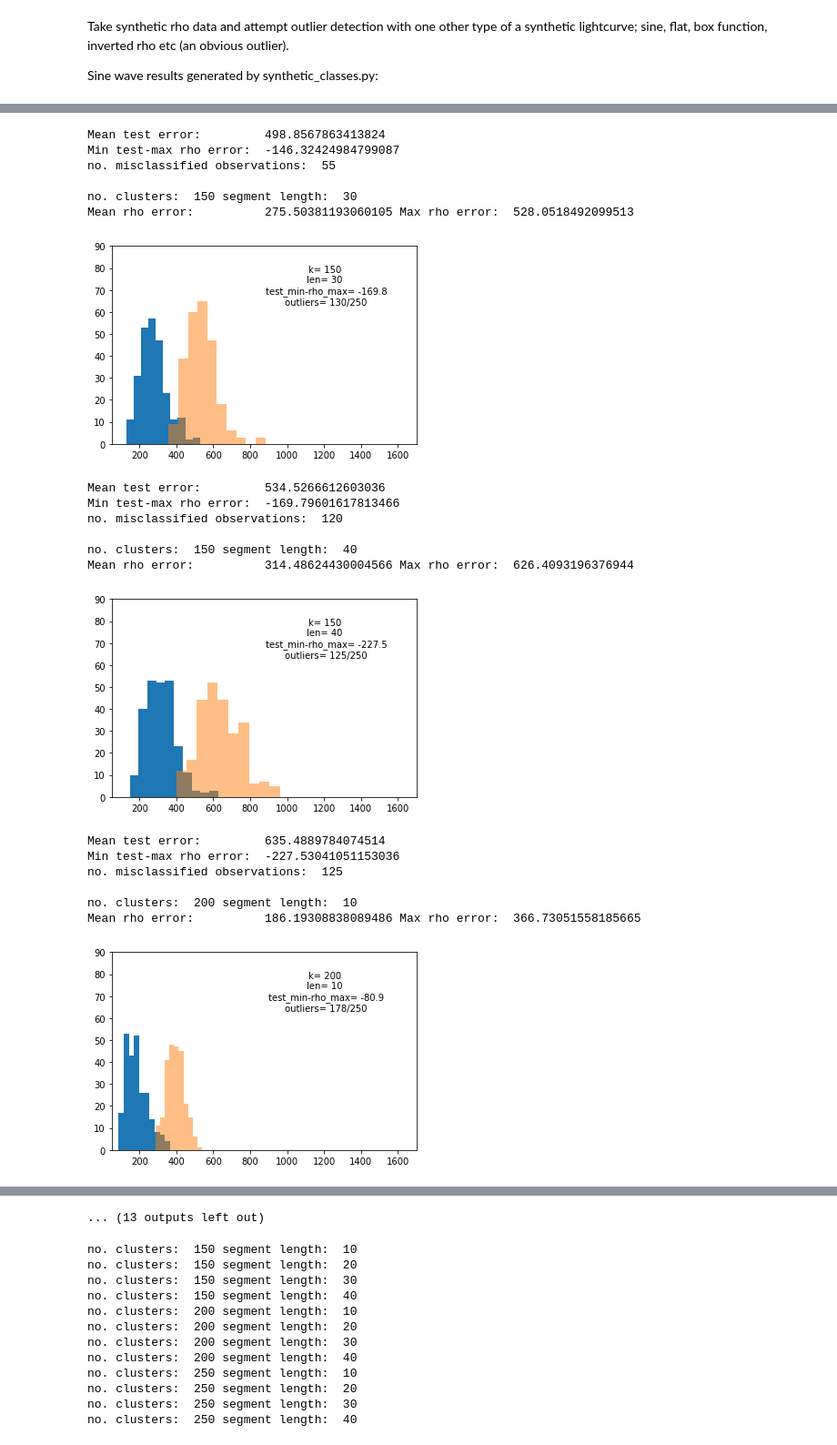
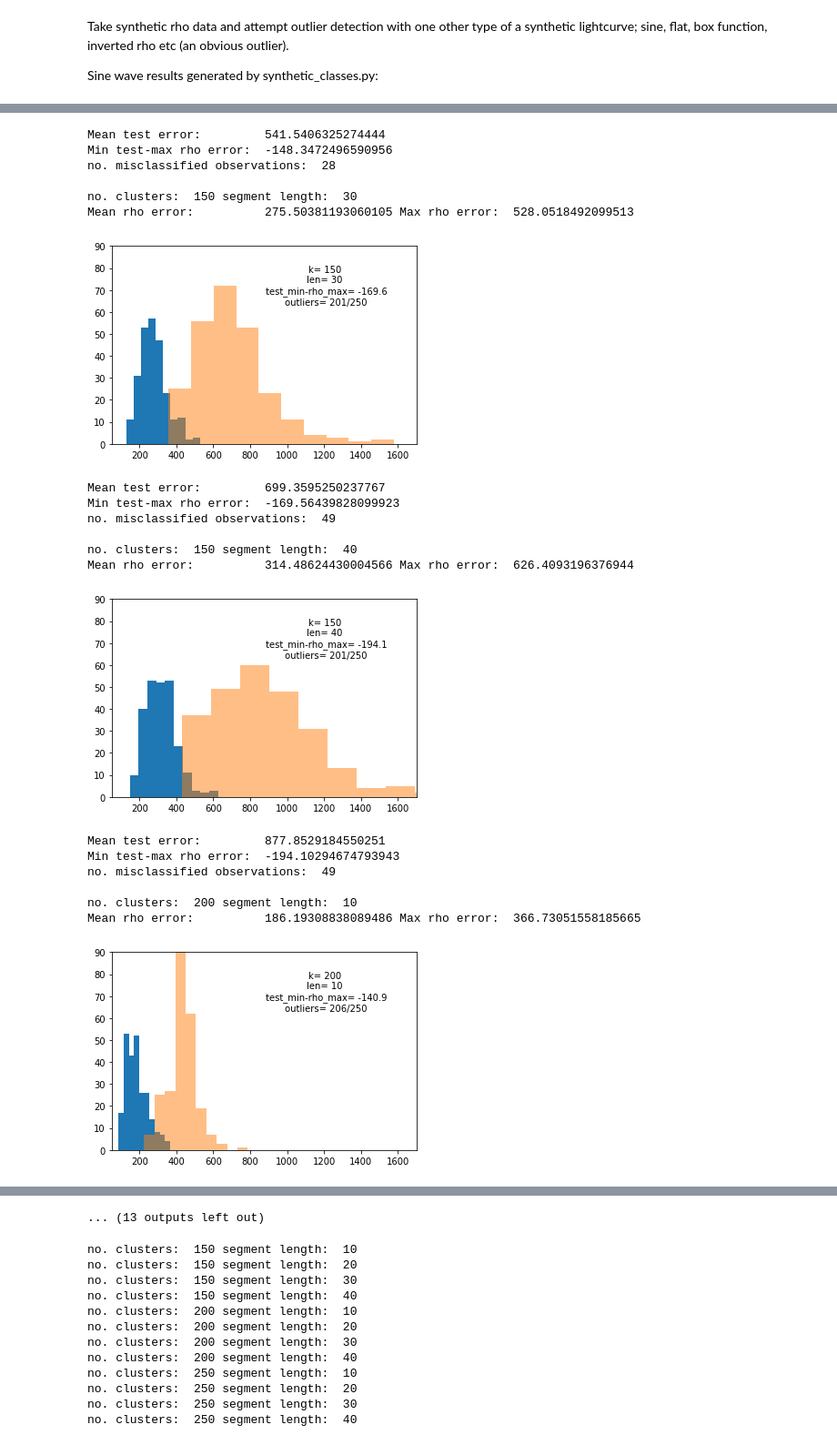
Before and after one commit to jorwatkapola/timeseries_segment_clustering, a Jupyter notebook: synthetic_test.ipynb, the cells around one changed output, grey strips where cells are left out. Shown at 91% size. Drawn from its saved outputs; the diff is of its cells as text; code cells hidden in the pictures.

```diff
--- a/synthetic_test.ipynb
+++ b/synthetic_test.ipynb
@@ -4,7 +4,7 @@ Take synthetic rho data and attempt outlier detection with one other type of a s
 Sine wave results generated by synthetic_classes.py:
 # %%
 #sine waves
-results=np.loadtxt("valid_results_20190510_sine.csv", dtype=float, delimiter=",")
+results=np.loadtxt("valid_results_20190520_sine.csv", dtype=float, delimiter=",")
 k_clusters=[150, 200, 250]
 seg_lens=[10, 20, 30, 40]
 for k_id, k_cluster in enumerate(k_clusters):
@@ -48,21 +48,21 @@ Mean rho error:          234.62346069774108 Max rho error:  453.63884559597375
-Mean test error:         498.8567863413824
-Min test-max rho error:  -146.32424984799087
-no. misclassified observations:  55
+Mean test error:         541.5406325274444
+Min test-max rho error:  -148.3472496590956
+no. misclassified observations:  28
 
 no. clusters:  150 segment length:  30
 Mean rho error:          275.50381193060105 Max rho error:  528.0518492099513
-[figure, old version]
+[figure, new version]
-Mean test error:         534.5266612603036
-Min test-max rho error:  -169.79601617813466
-no. misclassified observations:  120
+Mean test error:         699.3595250237767
+Min test-max rho error:  -169.56439828099923
+no. misclassified observations:  49
 
 no. clusters:  150 segment length:  40
 Mean rho error:          314.48624430004566 Max rho error:  626.4093196376944
-[figure, old version]
+[figure, new version]
-Mean test error:         635.4889784074514
-Min test-max rho error:  -227.53041051153036
-no. misclassified observations:  125
+Mean test error:         877.8529184550251
+Min test-max rho error:  -194.10294674793943
+no. misclassified observations:  49
 
 no. clusters:  200 segment length:  10
 Mean rho error:          186.19308838089486 Max rho error:  366.73051558185665
-[figure, old version]
+[figure, new version]
```
Also changed, not shown: parts of 3 cells of this notebook, 2 other files.
